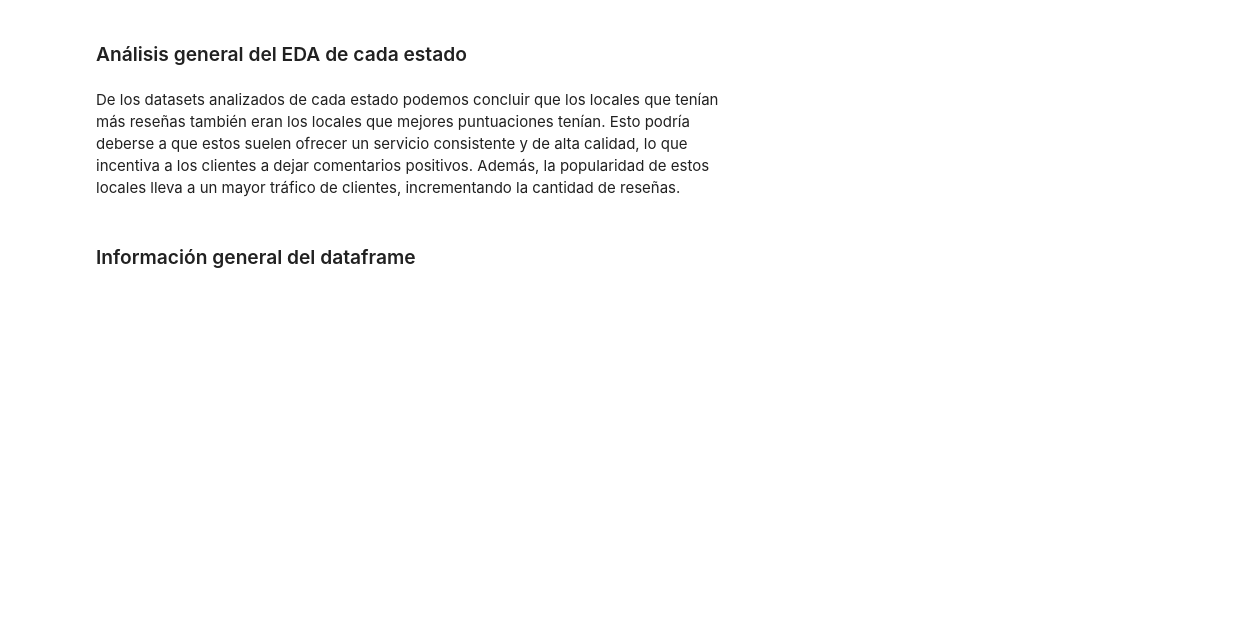
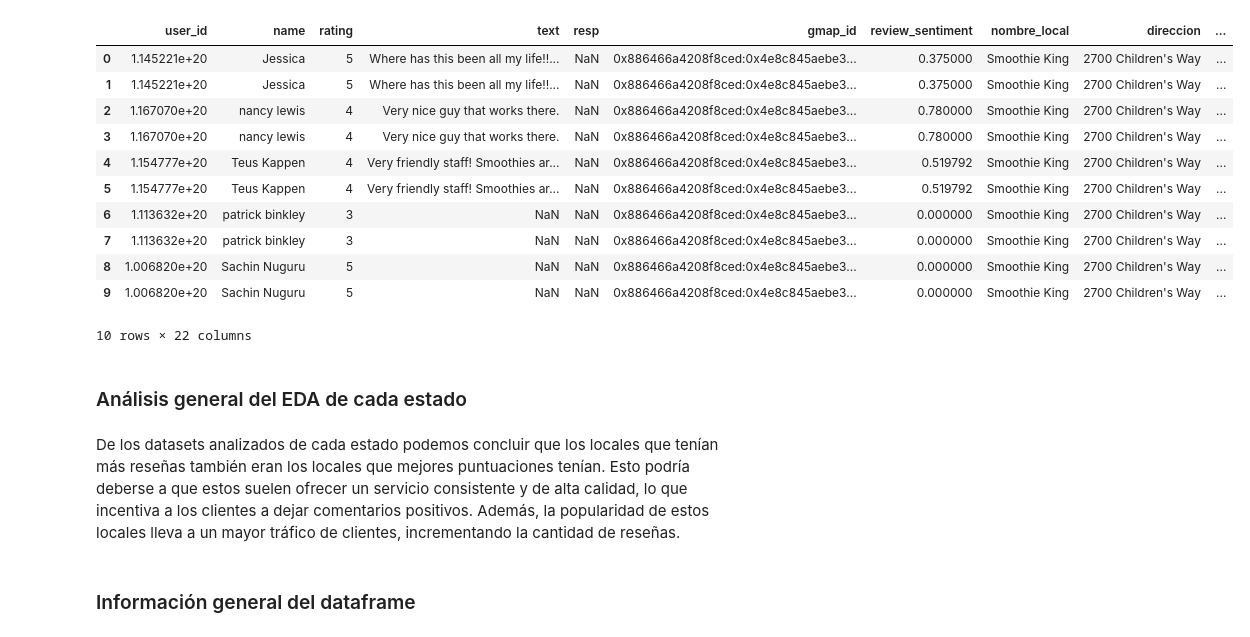
Before and after one commit to ggerbaldo/Horizon_Project, a Jupyter notebook: Conclusiones EDA.ipynb, the cells around one changed output. Drawn from its saved outputs; the diff is of its cells as text; code cells hidden in the pictures; blank space fills up the shorter version.

Commit message:
EDA estados + ML

```diff
--- a/Conclusiones EDA.ipynb
+++ b/Conclusiones EDA.ipynb
@@ -25,6 +25,21 @@ new_york = pd.read_csv(r"C:\Users\jessi\Desktop\Proyecto Final Henry\New_York.cs
 dataframes = [tennessee, georgia, ohio, california, florida, washington, colorado, massachusetts, kansas, north_carolina, missouri, minnesota, pennsylvania, utah, illinois, texas, oregon, new_york]
 
 estados = pd.concat(dataframes, ignore_index=True)
+# %%
+estados.head(10)
+# %% [output]
+|  | user_id | name | rating | text | resp | gmap_id | review_sentiment | nombre_local | direccion | ... |
+| 0 | 1.145221e+20 | Jessica | 5 | Where has this been all my life!!... | NaN | 0x886466a4208f8ced:0x4e8c845aebe3... | 0.375000 | Smoothie King | 2700 Children's Way | ... |
+| 1 | 1.145221e+20 | Jessica | 5 | Where has this been all my life!!... | NaN | 0x886466a4208f8ced:0x4e8c845aebe3... | 0.375000 | Smoothie King | 2700 Children's Way | ... |
+| 2 | 1.167070e+20 | nancy lewis | 4 | Very nice guy that works there. | NaN | 0x886466a4208f8ced:0x4e8c845aebe3... | 0.780000 | Smoothie King | 2700 Children's Way | ... |
+| 3 | 1.167070e+20 | nancy lewis | 4 | Very nice guy that works there. | NaN | 0x886466a4208f8ced:0x4e8c845aebe3... | 0.780000 | Smoothie King | 2700 Children's Way | ... |
+| 4 | 1.154777e+20 | Teus Kappen | 4 | Very friendly staff! Smoothies ar... | NaN | 0x886466a4208f8ced:0x4e8c845aebe3... | 0.519792 | Smoothie King | 2700 Children's Way | ... |
+| 5 | 1.154777e+20 | Teus Kappen | 4 | Very friendly staff! Smoothies ar... | NaN | 0x886466a4208f8ced:0x4e8c845aebe3... | 0.519792 | Smoothie King | 2700 Children's Way | ... |
+| 6 | 1.113632e+20 | patrick binkley | 3 | NaN | NaN | 0x886466a4208f8ced:0x4e8c845aebe3... | 0.000000 | Smoothie King | 2700 Children's Way | ... |
+| 7 | 1.113632e+20 | patrick binkley | 3 | NaN | NaN | 0x886466a4208f8ced:0x4e8c845aebe3... | 0.000000 | Smoothie King | 2700 Children's Way | ... |
+| 8 | 1.006820e+20 | Sachin Nuguru | 5 | NaN | NaN | 0x886466a4208f8ced:0x4e8c845aebe3... | 0.000000 | Smoothie King | 2700 Children's Way | ... |
+| 9 | 1.006820e+20 | Sachin Nuguru | 5 | NaN | NaN | 0x886466a4208f8ced:0x4e8c845aebe3... | 0.000000 | Smoothie King | 2700 Children's Way | ... |
+10 rows × 22 columns
 # %% [markdown]
 ### Análisis general del EDA de cada estado
 # %% [markdown]
```
Also changed, not shown: 20 other files.
